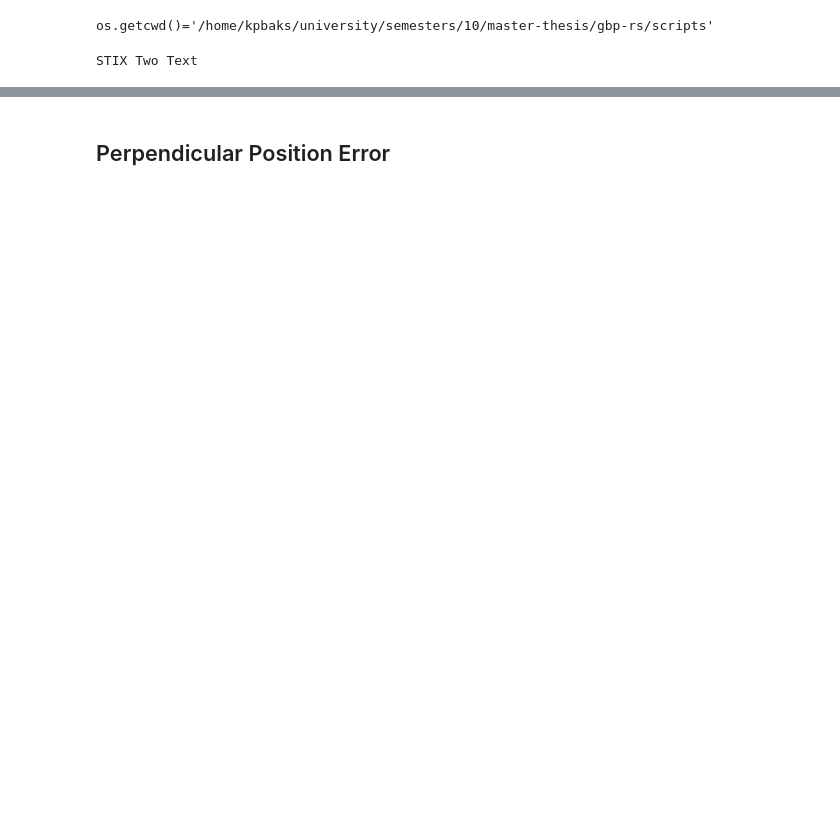
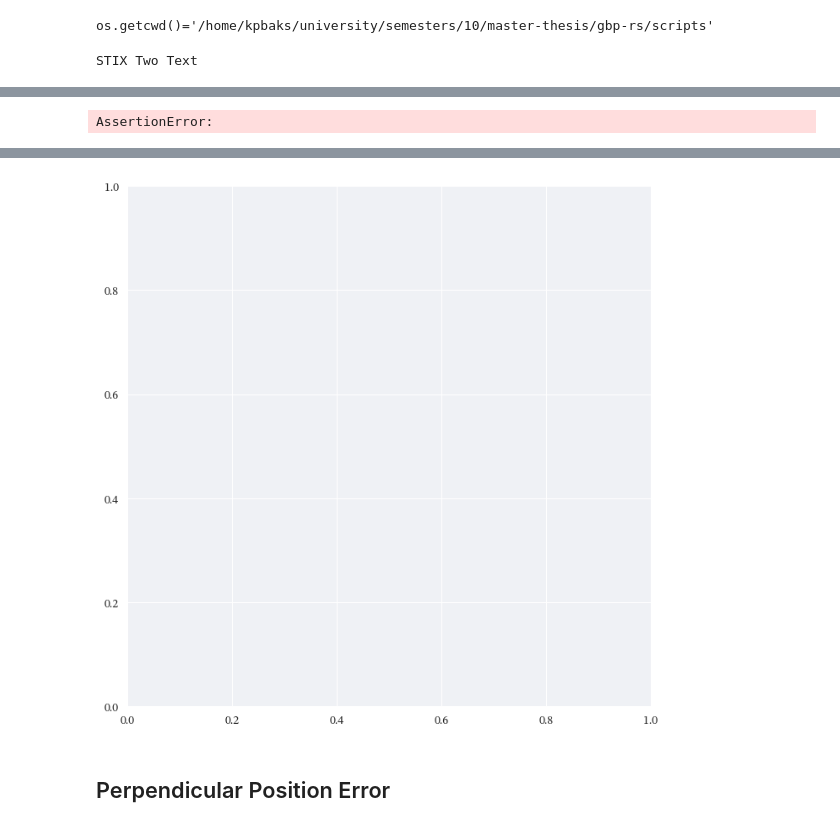
Before and after one commit to AU-Master-Thesis/magics, a Jupyter notebook: scripts/analyse-structured-junction-twoway.ipynb, the cells around one changed output, grey strips where cells are left out. Cells and saved outputs as stored; diff of their text form; code cells hidden in the pictures; blank space fills up the shorter version.

```diff
--- a/scripts/analyse-structured-junction-twoway.ipynb
+++ b/scripts/analyse-structured-junction-twoway.ipynb
@@ -275,0 +331,21 @@ Metric(
+# %%
+fig, ax = plt.subplots(1, figsize=(8, 8))
+
+
+RE = re.compile(r"tracking-(on|off)-failure-(\d\.\d)\.json")
+
+for f in EXPERIMENT_DIR.iterdir():
+    captures = RE.match(f.name)
+    assert captures is not None
+    tracking = captures.group(1)
+    failure_prob = captures.group(2)
+
+    with open(f) as f:
+        data = json.load(f)
+
+for robot_id, robot_data in results.with_tracking['0.0']['robots'].items():
+
+
+    print(f"{robot_id=}")
+# %% [output]
+AssertionError:
@@ -276,3 +353,4 @@ Metric(
+[figure, added]
 # %% [markdown]
 ## Perpendicular Position Error
 # %%
```
Also changed, not shown: parts of 12 cells of this notebook, 10 other files.
